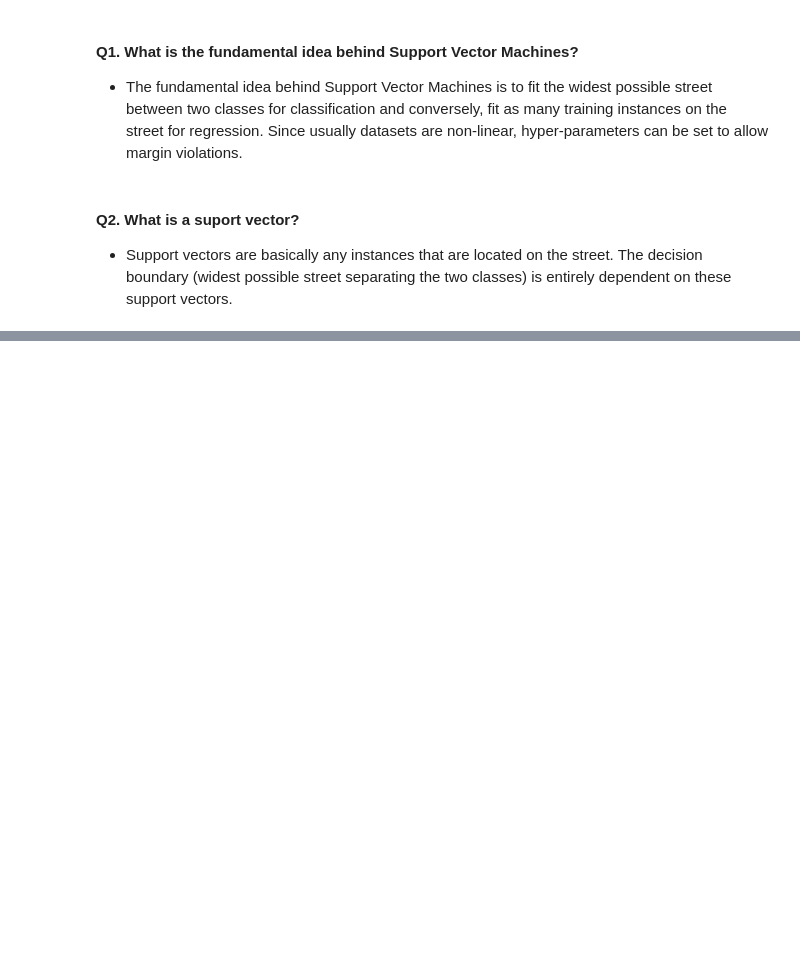
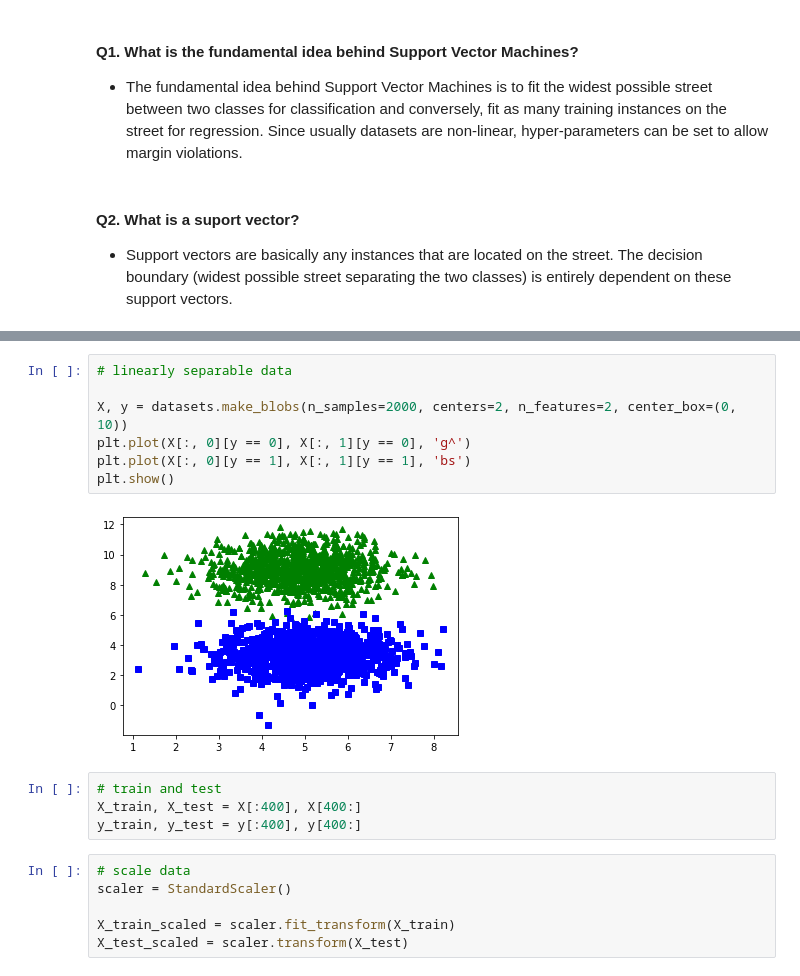
Before and after one commit to shahp7575/my-machine-learning, a Jupyter notebook: SVMs/HOML_SVMs_Exercise.ipynb, the cells around one changed output, grey strips where cells are left out. Cells and saved outputs as stored; diff of their text form; blank space fills up the shorter version.

```diff
--- a/SVMs/HOML_SVMs_Exercise.ipynb
+++ b/SVMs/HOML_SVMs_Exercise.ipynb
@@ -14,0 +53,19 @@
+# %%
+# linearly separable data
+
+X, y = datasets.make_blobs(n_samples=2000, centers=2, n_features=2, center_box=(0, 10))
+plt.plot(X[:, 0][y == 0], X[:, 1][y == 0], 'g^')
+plt.plot(X[:, 0][y == 1], X[:, 1][y == 1], 'bs')
+plt.show()
+# %% [output]
+[figure, added]
+# %%
+# train and test
+X_train, X_test = X[:400], X[400:]
+y_train, y_test = y[:400], y[400:]
+# %%
+# scale data
+scaler = StandardScaler()
+
+X_train_scaled = scaler.fit_transform(X_train)
+X_test_scaled = scaler.transform(X_test)
```
Also changed, not shown: parts of 14 cells of this notebook.
